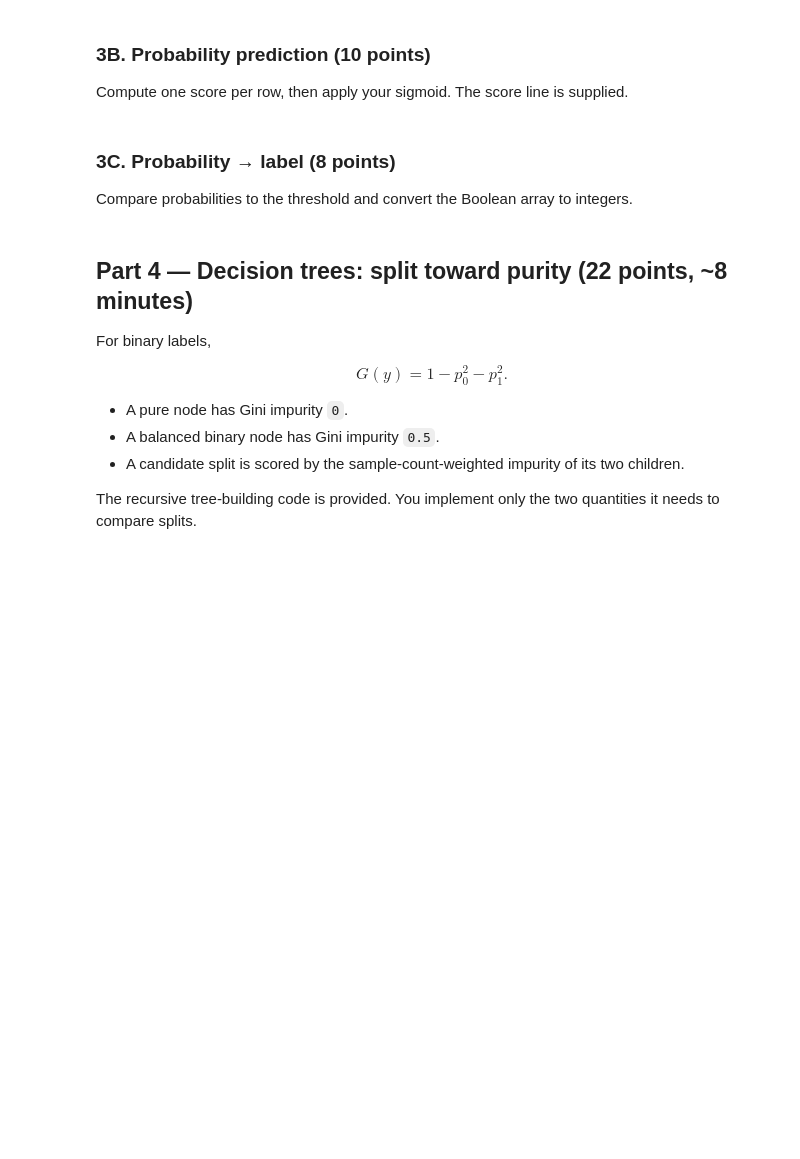
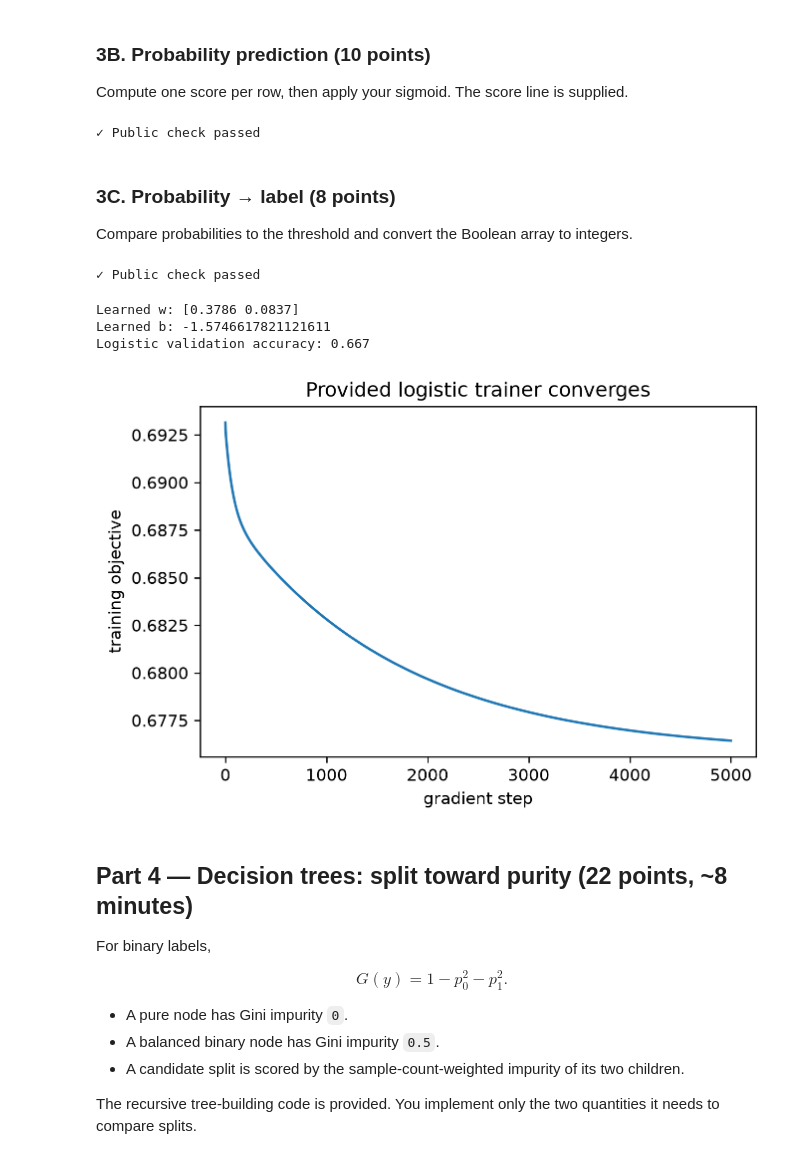
Before and after one commit to reedalexschultz/reedschultz-daml, a Jupyter notebook: hw-02/DAML_HW02_Night_Chorus.ipynb, the cells around one changed output. Cells and saved outputs as stored; diff of their text form; code cells hidden in the pictures; blank space fills up the shorter version.

```diff
--- a/hw-02/DAML_HW02_Night_Chorus.ipynb
+++ b/hw-02/DAML_HW02_Night_Chorus.ipynb
@@ -166,7 +185,7 @@ def accuracy_score(y_true, y_pred):
         raise ValueError("accuracy is undefined for empty inputs")
 
     # TODO: compare the arrays, then average the Boolean result.
-    raise NotImplementedError("Complete accuracy_score")
+    return np.mean(y_true == y_pred)
 # %%
 y_tiny = np.array([0, 1, 1, 0])
 pred_tiny = np.array([0, 1, 0, 0])
@@ -330,6 +382,8 @@ def sigmoid(z):
     # Clipping prevents exp(...) from overflowing on very large scores.
     z = np.clip(z, -500.0, 500.0)
 
+    return 1 / (1 + np.exp(-z))
+
     # TODO: translate sigma(z) = 1 / (1 + exp(-z)) into NumPy.
     raise NotImplementedError("Complete sigmoid")
 # %%
@@ -351,6 +407,7 @@ def logistic_predict_proba(X, w, b):
     scores = X @ w + b
 
     # TODO: turn the scores into probabilities.
+    return sigmoid(scores)
     raise NotImplementedError("Complete logistic_predict_proba")
 # %%
 X_tiny = np.array([[1.0, 0.0], [0.0, 1.0], [1.0, 1.0]])
@@ -359,6 +416,8 @@ b_tiny = -0.5
 expected = sigmoid(X_tiny @ w_tiny + b_tiny)
 assert np.allclose(logistic_predict_proba(X_tiny, w_tiny, b_tiny), expected)
 print("✓ Public check passed")
+# %% [output]
+✓ Public check passed
 # %% [markdown]
 ### 3C. Probability → label (8 points)
 
@@ -372,6 +431,8 @@ def logistic_predict(X, w, b, threshold=0.5):
     probabilities = logistic_predict_proba(X, w, b)
 
     # TODO: threshold the probabilities and return an integer array.
+
+    return np.astype(probabilities >= 0.5, int)
     raise NotImplementedError("Complete logistic_predict")
 # %%
 assert np.array_equal(
@@ -379,6 +440,8 @@ assert np.array_equal(
     (expected >= 0.5).astype(int),
 )
 print("✓ Public check passed")
+# %% [output]
+✓ Public check passed
 # %%
 def fit_logistic_guided(X, y, learning_rate=0.05, num_steps=2000, l2=0.01):
     """Provided batch-gradient trainer for binary logistic regression."""
@@ -408,20 +471,25 @@ def fit_logistic_guided(X, y, learning_rate=0.05, num_steps=2000, l2=0.01):
 
     return w, float(b), np.asarray(history)
 # %%
-logistic_w, logistic_b, logistic_history = fit_logistic_guided(X_train, y_train)
+logistic_w, logistic_b, logistic_history = fit_logistic_guided(X_train, y_train, num_steps = 5000)
 logistic_val_predictions = logistic_predict(X_val, logistic_w, logistic_b)
 logistic_val_accuracy = accuracy_score(y_val, logistic_val_predictions)
 
 print("Learned w:", logistic_w)
 print("Learned b:", logistic_b)
 print(f"Logistic validation accuracy: {logistic_val_accuracy:.3f}")
 
 plt.figure(figsize=(6.0, 3.8))
 plt.plot(logistic_history)
 plt.xlabel("gradient step")
 plt.ylabel("training objective")
 plt.title("Provided logistic trainer converges")
 plt.show()
+# %% [output]
+Learned w: [0.3786 0.0837]
+Learned b: -1.5746617821121611
+Logistic validation accuracy: 0.667
+[figure, added]
 # %% [markdown]
 ## Part 4 — Decision trees: split toward purity (22 points, ~8 minutes)
 
```
Also changed, not shown: parts of 26 cells of this notebook, 1 other file.
